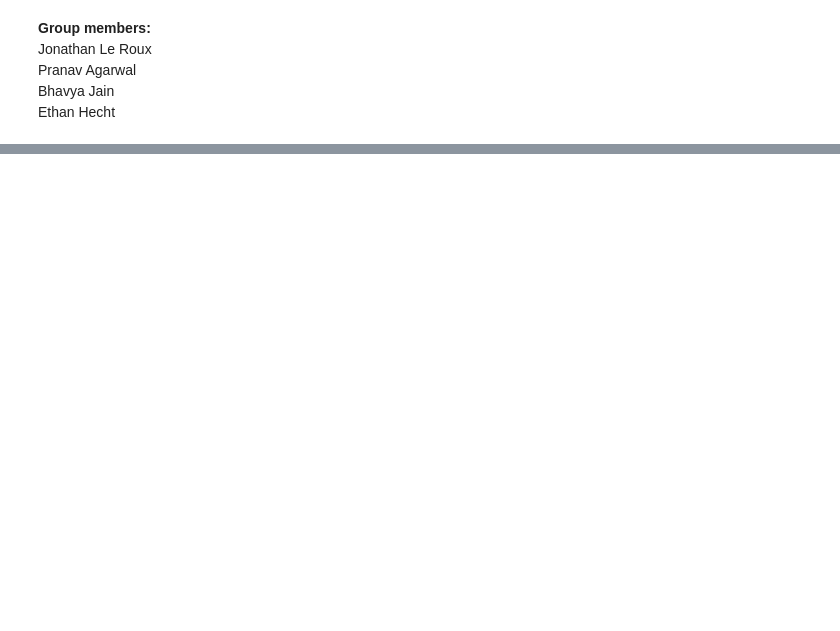
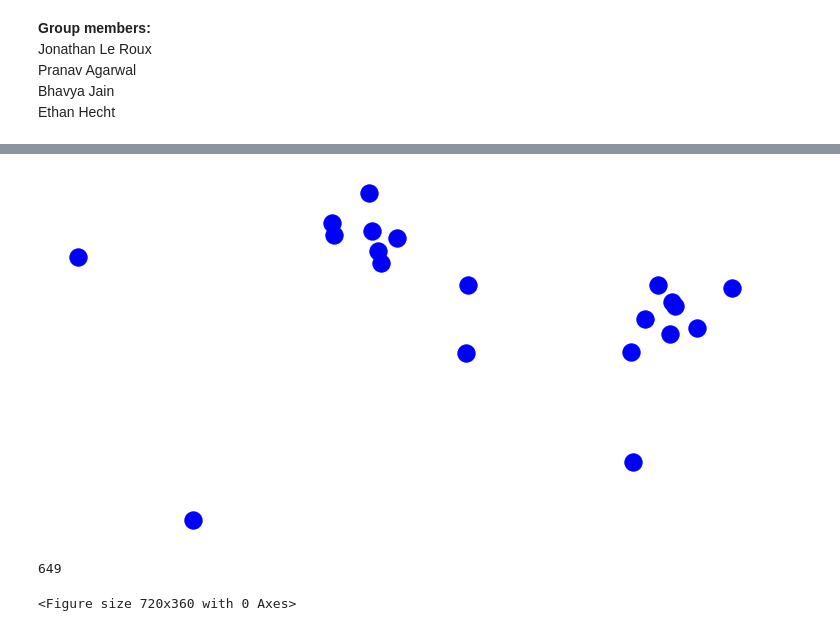
Before and after one commit to BlurSure/cmse202-project-group3, a Jupyter notebook: War modelling.ipynb, the cells around one changed output, grey strips where cells are left out. Saved outputs shown, nothing was run; the diff lists cells and outputs as text; code cells hidden in the pictures; blank space fills up the shorter version.

```diff
--- a/War modelling.ipynb
+++ b/War modelling.ipynb
@@ -190,0 +454,9 @@ print(China.to_string())
+# %%
+"""
+The visualization of war of time. This is what is happening for each time step where 2 countries are fighting over territory
+"""
+War(Country1,Country2)
+# %% [output]
+[figure, added]
+649
+<Figure size 720x360 with 0 Axes>
```
Also changed, not shown: parts of 27 cells of this notebook.
